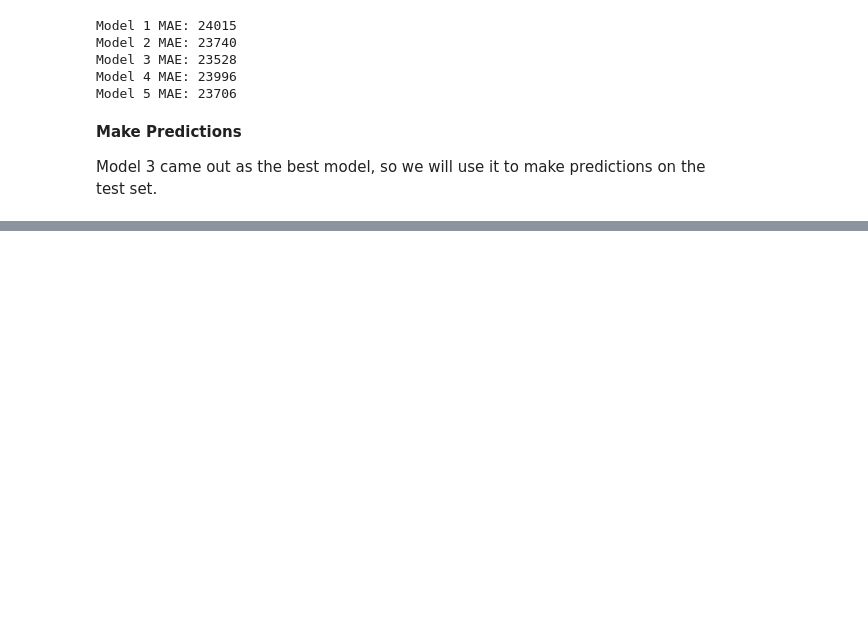
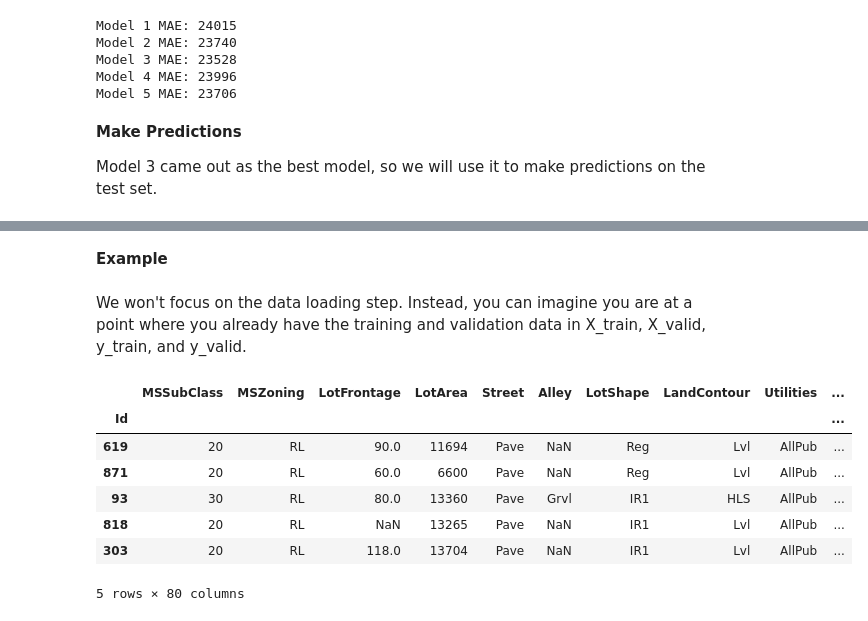
Before and after one commit to cameronboddy/pythonlearning, a Jupyter notebook: kaggleML/kaggle_ml_coursework.ipynb, the cells around one changed output, grey strips where cells are left out. Cells and saved outputs as stored; diff of their text form; code cells hidden in the pictures; blank space fills up the shorter version.

```diff
--- a/kaggleML/kaggle_ml_coursework.ipynb
+++ b/kaggleML/kaggle_ml_coursework.ipynb
@@ -384,0 +519,27 @@ output.to_csv('initial_predictions.csv', index=False)
+# %% [markdown]
+**Example**
+# %% [markdown]
+We won't focus on the data loading step. Instead, you can imagine you are at a point where you already have the training and validation data in X_train, X_valid, y_train, and y_valid.
+# %%
+import pandas as pd
+from sklearn.model_selection import train_test_split
+
+# Read the data
+X = pd.read_csv('../kaggleML/train.csv', index_col='Id')
+X_test = pd.read_csv('../kaggleML/test.csv', index_col='Id')
+
+y = X.SalePrice # the target (sale price) is set to y
+
+# Break off validation set from training data
+X_train, X_valid, y_train, y_valid = train_test_split(X, y, train_size=0.8, test_size=0.2, random_state=0)
+
+X_train.head()
+# %% [output]
+|  | MSSubClass | MSZoning | LotFrontage | LotArea | Street | Alley | LotShape | LandContour | Utilities | ... |
+| Id |  |  |  |  |  |  |  |  |  | ... |
+| 619 | 20 | RL | 90.0 | 11694 | Pave | NaN | Reg | Lvl | AllPub | ... |
+| 871 | 20 | RL | 60.0 | 6600 | Pave | NaN | Reg | Lvl | AllPub | ... |
+| 93 | 30 | RL | 80.0 | 13360 | Pave | Grvl | IR1 | HLS | AllPub | ... |
+| 818 | 20 | RL | NaN | 13265 | Pave | NaN | IR1 | Lvl | AllPub | ... |
+| 303 | 20 | RL | 118.0 | 13704 | Pave | NaN | IR1 | Lvl | AllPub | ... |
+5 rows × 80 columns
```
Also changed, not shown: parts of 32 cells of this notebook, 2 other files.
